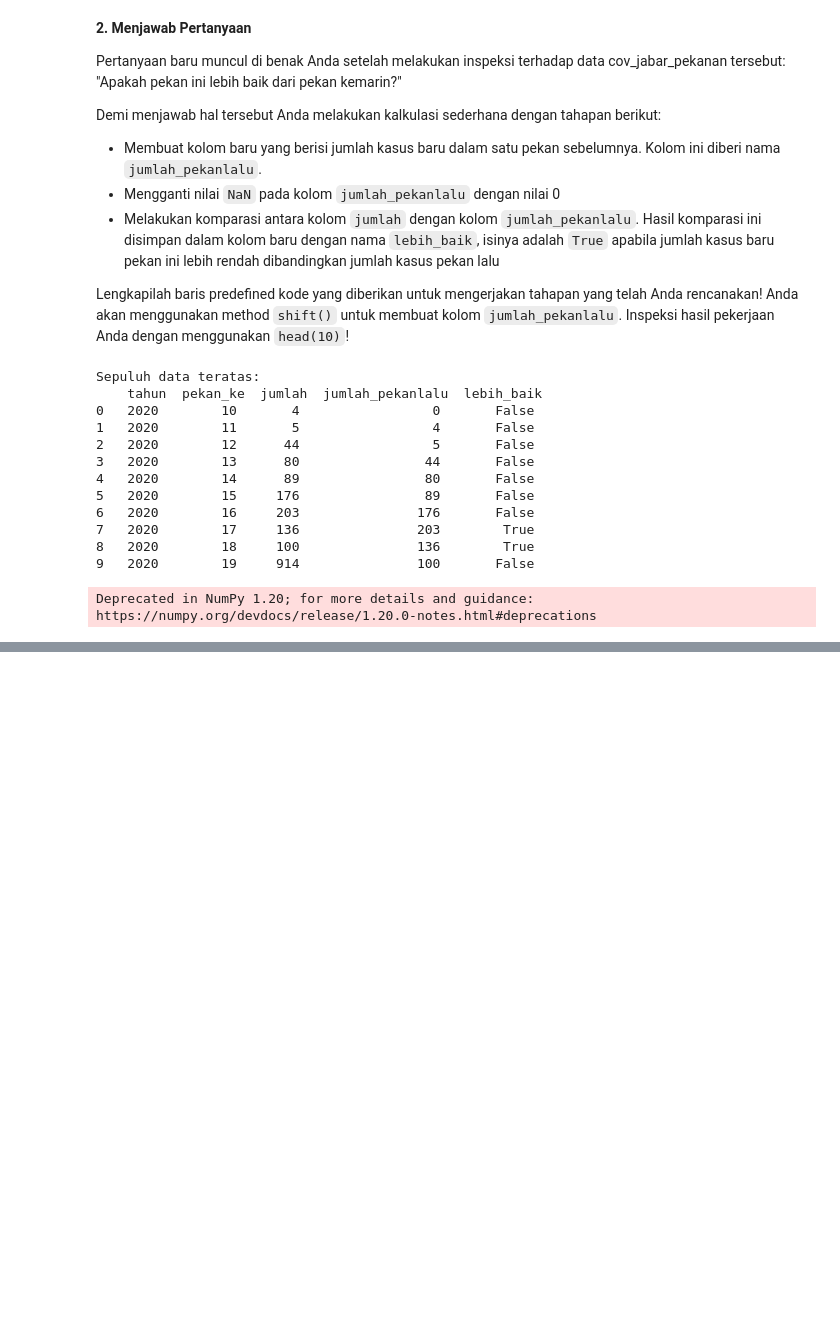
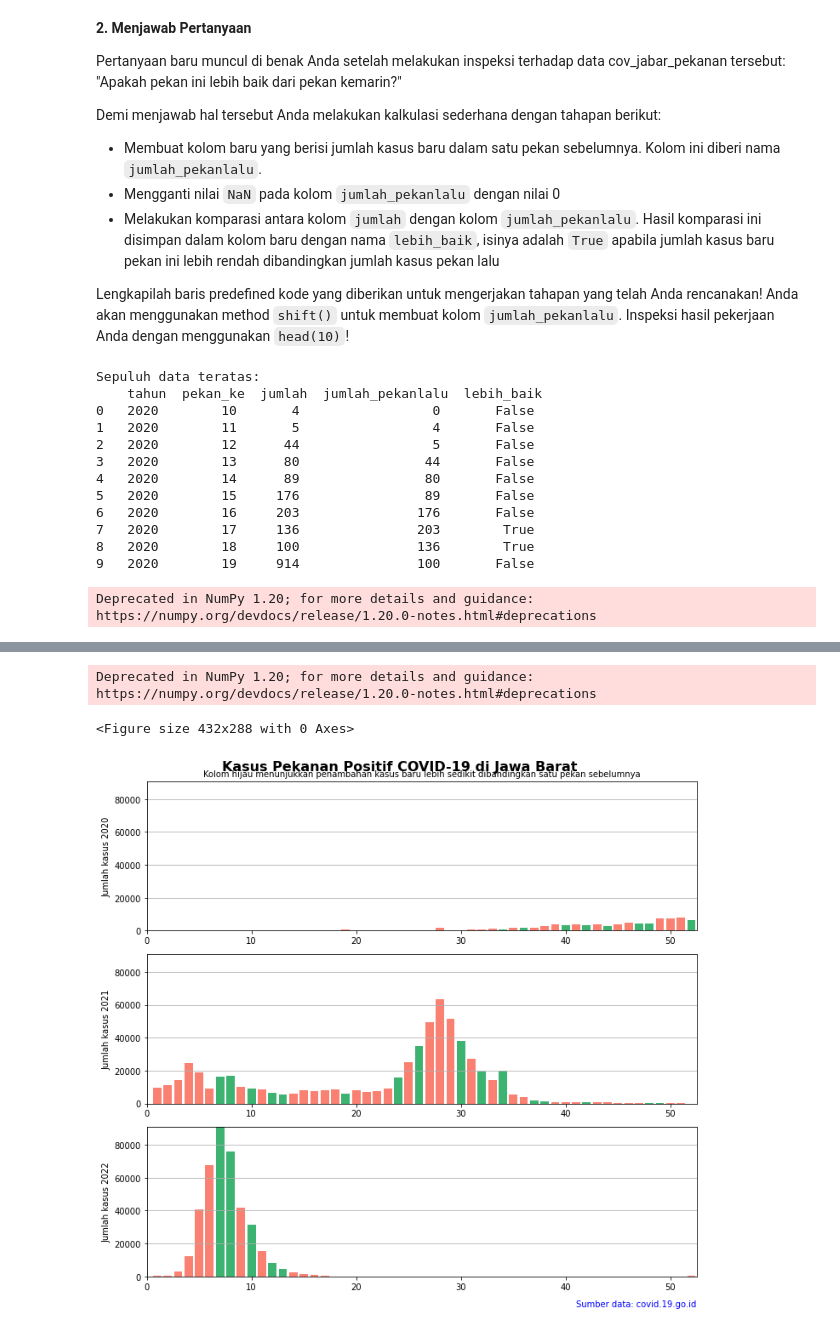
Before and after one commit to hafifsyah-rifaldi/DataAnalyst-DQL, a Jupyter notebook: 9. Eksplorasi dan Analisis Data COVID-19 Indonesia using Python/4. Menggali Lebih Dalam/Praktek.ipynb, the cells around one changed output, grey strips where cells are left out. Drawn from its saved outputs; the diff is of its cells as text; code cells hidden in the pictures; blank space fills up the shorter version.

```diff
--- a/9. Eksplorasi dan Analisis Data COVID-19 Indonesia using Python/4. Menggali Lebih Dalam/Praktek.ipynb
+++ b/9. Eksplorasi dan Analisis Data COVID-19 Indonesia using Python/4. Menggali Lebih Dalam/Praktek.ipynb
@@ -119,0 +131,63 @@ Deprecated in NumPy 1.20; for more details and guidance: https://numpy.org/devdo
+# %%
+import numpy as np
+import pandas as pd
+import requests
+resp_jabar = requests.get('https://storage.googleapis.com/dqlab-dataset/prov_detail_JAWA_BARAT.json', verify=False)
+cov_jabar_raw = resp_jabar.json()
+cov_jabar = pd.DataFrame(cov_jabar_raw['list_perkembangan'])
+
+cov_jabar_tidy = (cov_jabar.drop(columns=[item for item in cov_jabar.columns
+                                               if item.startswith('AKUMULASI')
+                                                  or item.startswith('DIRAWAT')])
+                           .rename(columns=str.lower)
+                           .rename(columns={'kasus': 'kasus_baru'})
+                  )
+cov_jabar_tidy['tanggal'] = pd.to_datetime(cov_jabar_tidy['tanggal']*1e6, unit='ns')
+
+cov_jabar_pekanan = (cov_jabar_tidy.set_index('tanggal')['kasus_baru']
+                                   .resample('W')
+                                   .sum()
+                                   .reset_index()
+                                   .rename(columns={'kasus_baru': 'jumlah'})
+                    )
+cov_jabar_pekanan['tahun'] = cov_jabar_pekanan['tanggal'].apply(lambda x: x.year)
+cov_jabar_pekanan['pekan_ke'] = cov_jabar_pekanan['tanggal'].apply(lambda x: x.weekofyear)
+cov_jabar_pekanan = cov_jabar_pekanan[['tahun', 'pekan_ke', 'jumlah']]
+
+cov_jabar_pekanan['jumlah_pekanlalu'] = cov_jabar_pekanan['jumlah'].shift().replace(np.nan, 0).astype(np.int)
+cov_jabar_pekanan['lebih_baik'] = cov_jabar_pekanan['jumlah'] < cov_jabar_pekanan['jumlah_pekanlalu']
+
+import matplotlib.pyplot as plt
+
+plt.clf()
+jml_tahun_terjadi_covid19 = cov_jabar_pekanan['tahun'].nunique()
+tahun_terjadi_covid19= cov_jabar_pekanan['tahun'].unique()
+fig, axes = plt.subplots(nrows=jml_tahun_terjadi_covid19,
+						figsize=(10,3*jml_tahun_terjadi_covid19))
+
+fig.suptitle('Kasus Pekanan Positif COVID-19 di Jawa Barat',
+			y=1.00, fontsize=16, fontweight='bold', ha='center')
+for i, ax in enumerate(axes):
+	ax.bar(data=cov_jabar_pekanan.loc[cov_jabar_pekanan['tahun']==tahun_terjadi_covid19[i]],
+									 x='pekan_ke', height='jumlah',
+									  color=['mediumseagreen' if x is True else 'salmon'
+						for x in cov_jabar_pekanan['lebih_baik']])
+	if i == 0:
+		ax.set_title('Kolom hijau menunjukkan penambahan kasus baru lebih sedikit dibandingkan satu pekan sebelumnya',
+					fontsize=10)
+	elif i == jml_tahun_terjadi_covid19-1:
+		ax.text(1, -0.2, 'Sumber data: covid.19.go.id', color='blue',
+				   ha='right', transform=ax.transAxes)
+
+	ax.set_xlim([0, 52.5])
+	ax.set_ylim([0, max(cov_jabar_pekanan['jumlah'])])
+	ax.set_xlabel('')
+	ax.set_ylabel('Jumlah kasus %d' %(tahun_terjadi_covid19[i],))
+	ax.grid(axis='y')
+
+plt.tight_layout()
+plt.show()
+# %% [output]
+Deprecated in NumPy 1.20; for more details and guidance: https://numpy.org/devdocs/release/1.20.0-notes.html#deprecations
+<Figure size 432x288 with 0 Axes>
+[figure, added]
```
Also changed, not shown: parts of 1 cell of this notebook.
